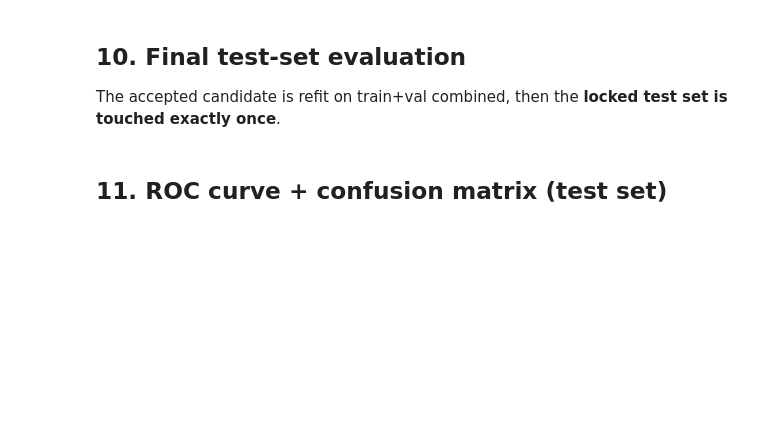
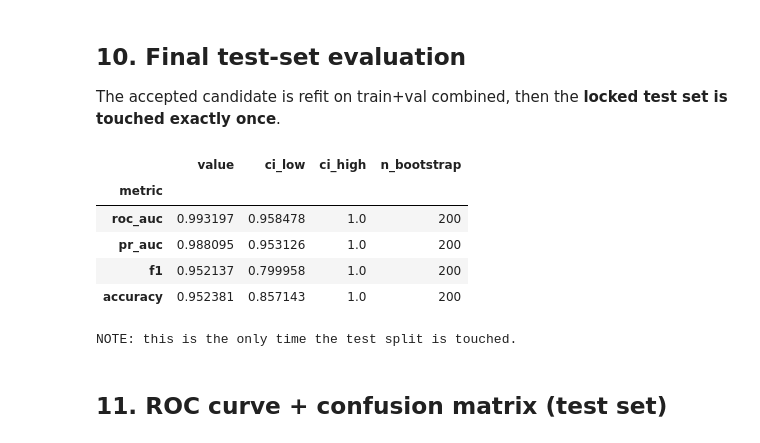
Before and after one commit to meaton96/agentic-ai-project, a Jupyter notebook: agentic-ml-classification/notebooks/end_to_end_pipeline.ipynb, the cells around one changed output. Cells and saved outputs as stored; diff of their text form; code cells hidden in the pictures; blank space fills up the shorter version.

```diff
--- a/agentic-ml-classification/notebooks/end_to_end_pipeline.ipynb
+++ b/agentic-ml-classification/notebooks/end_to_end_pipeline.ipynb
@@ -413,17 +538,24 @@ The accepted candidate is refit on train+val combined, then the
 # %%
 train_and_val_idx = sorted(manifest.train_idx + manifest.val_idx)
 final_pipeline = clone(best.pipeline)
 final_pipeline.fit(loaded.X.iloc[train_and_val_idx], loaded.y.iloc[train_and_val_idx])
 
 y_test = loaded.y.iloc[manifest.test_idx]
 y_pred = final_pipeline.predict(loaded.X.iloc[manifest.test_idx])
 proba = final_pipeline.predict_proba(loaded.X.iloc[manifest.test_idx])
-y_proba = proba[:, 1] if proba.shape[1] == 2 else proba.max(axis=1)
 
-test_results = compute_metrics(y_test.values, y_pred, y_proba, metric_names, n_bootstrap=200, seed=CONFIG["seed"])
+test_results = compute_metrics(y_test.values, y_pred, proba, metric_names, n_bootstrap=200, seed=CONFIG["seed"])
 test_metrics_df = pd.DataFrame([r.to_dict() for r in test_results.values()]).set_index("metric")
 display(test_metrics_df)
 print("\nNOTE: this is the only time the test split is touched.")
+# %% [output]
+|  | value | ci_low | ci_high | n_bootstrap |
+| metric |  |  |  |  |
+| roc_auc | 0.993197 | 0.958478 | 1.0 | 200 |
+| pr_auc | 0.988095 | 0.953126 | 1.0 | 200 |
+| f1 | 0.952137 | 0.799958 | 1.0 | 200 |
+| accuracy | 0.952381 | 0.857143 | 1.0 | 200 |
+NOTE: this is the only time the test split is touched.
 # %% [markdown]
 ## 11. ROC curve + confusion matrix (test set)
 # %%
```
Also changed, not shown: parts of 17 cells of this notebook, 13 other files.
